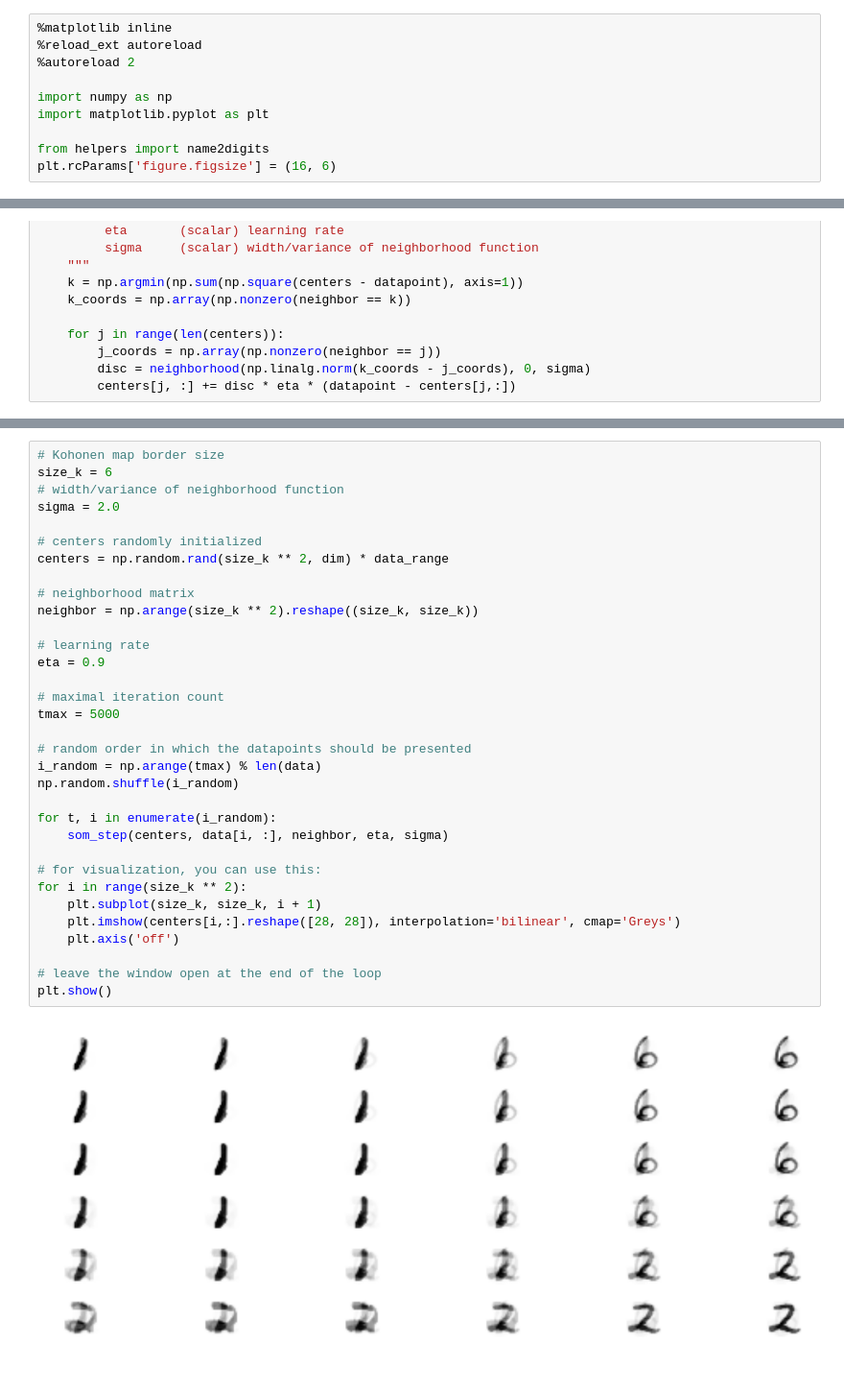
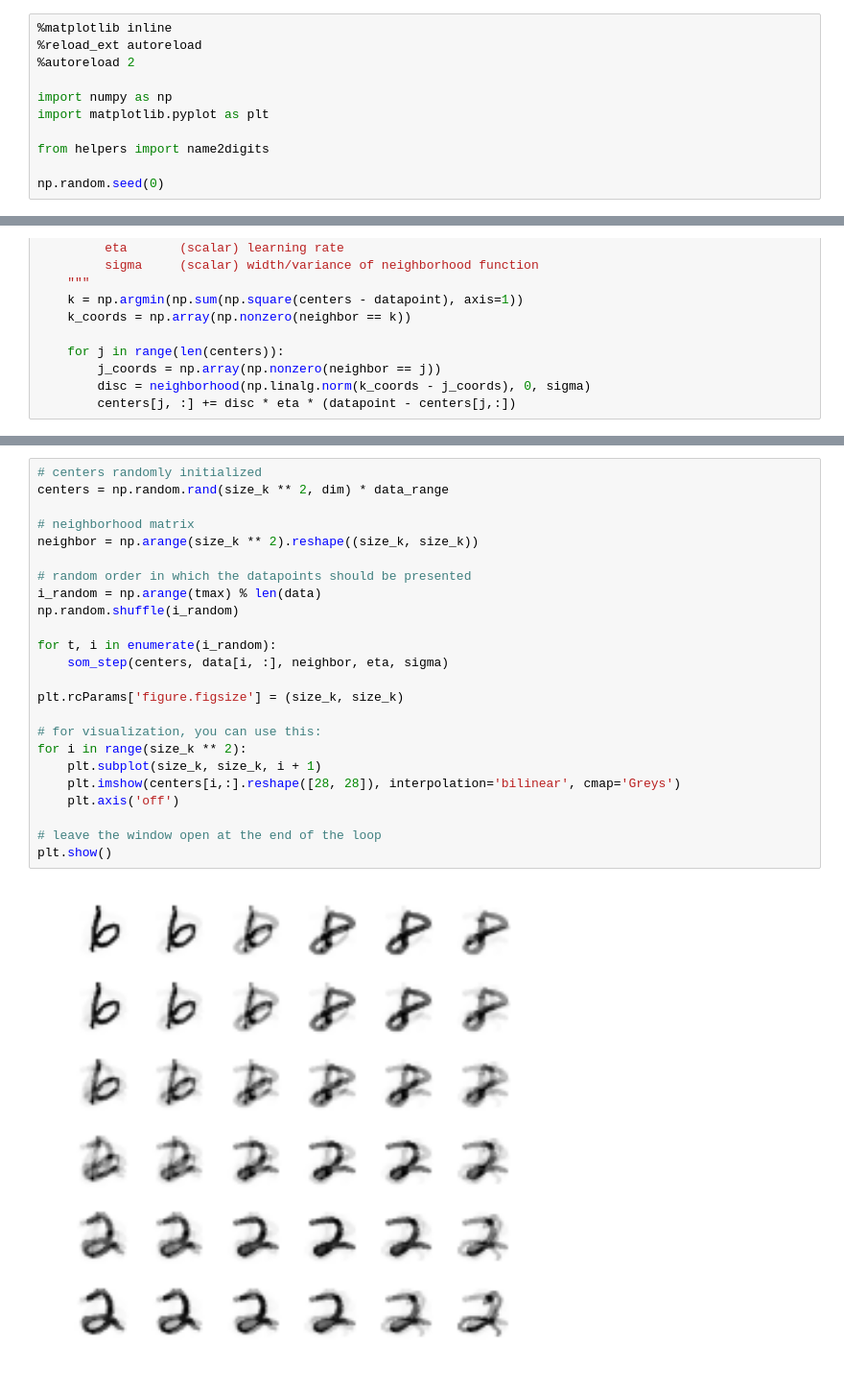
Before and after one commit to zifeo/Handwritten-Kohonen, a Jupyter notebook: hand-written-kohonen.ipynb, the cells around one changed output, grey strips where cells are left out. Shown: that part at 96% size. Cells and saved outputs as stored; diff of their text form.

Commit message:
organized code and change plot size according to size_k

```diff
--- a/hand-written-kohonen.ipynb
+++ b/hand-written-kohonen.ipynb
@@ -30,7 +30,8 @@ import numpy as np
 import matplotlib.pyplot as plt
 
 from helpers import name2digits
-plt.rcParams['figure.figsize'] = (16, 6)
+
+np.random.seed(0)
 # %%
 digits = name2digits('nicolas+teo')
 digits
@@ -74,35 +86,26 @@ def som_step(centers, datapoint, neighbor, eta, sigma):
 # %%
-# Kohonen map border size
-size_k = 6
-# width/variance of neighborhood function
-sigma = 2.0
-
 # centers randomly initialized
 centers = np.random.rand(size_k ** 2, dim) * data_range
 
 # neighborhood matrix
 neighbor = np.arange(size_k ** 2).reshape((size_k, size_k))
-
-# learning rate
-eta = 0.9
-
-# maximal iteration count
-tmax = 5000
 
 # random order in which the datapoints should be presented
 i_random = np.arange(tmax) % len(data)
 np.random.shuffle(i_random)
 
 for t, i in enumerate(i_random):
     som_step(centers, data[i, :], neighbor, eta, sigma)
+
+plt.rcParams['figure.figsize'] = (size_k, size_k)
 
 # for visualization, you can use this:
 for i in range(size_k ** 2):
     plt.subplot(size_k, size_k, i + 1)
     plt.imshow(centers[i,:].reshape([28, 28]), interpolation='bilinear', cmap='Greys')
     plt.axis('off')
 
 # leave the window open at the end of the loop
 plt.show()
 # %% [output]
-[figure, old version]
+[figure, new version]
```
Also changed, not shown: parts of 2 cells of this notebook, 2 other files.
